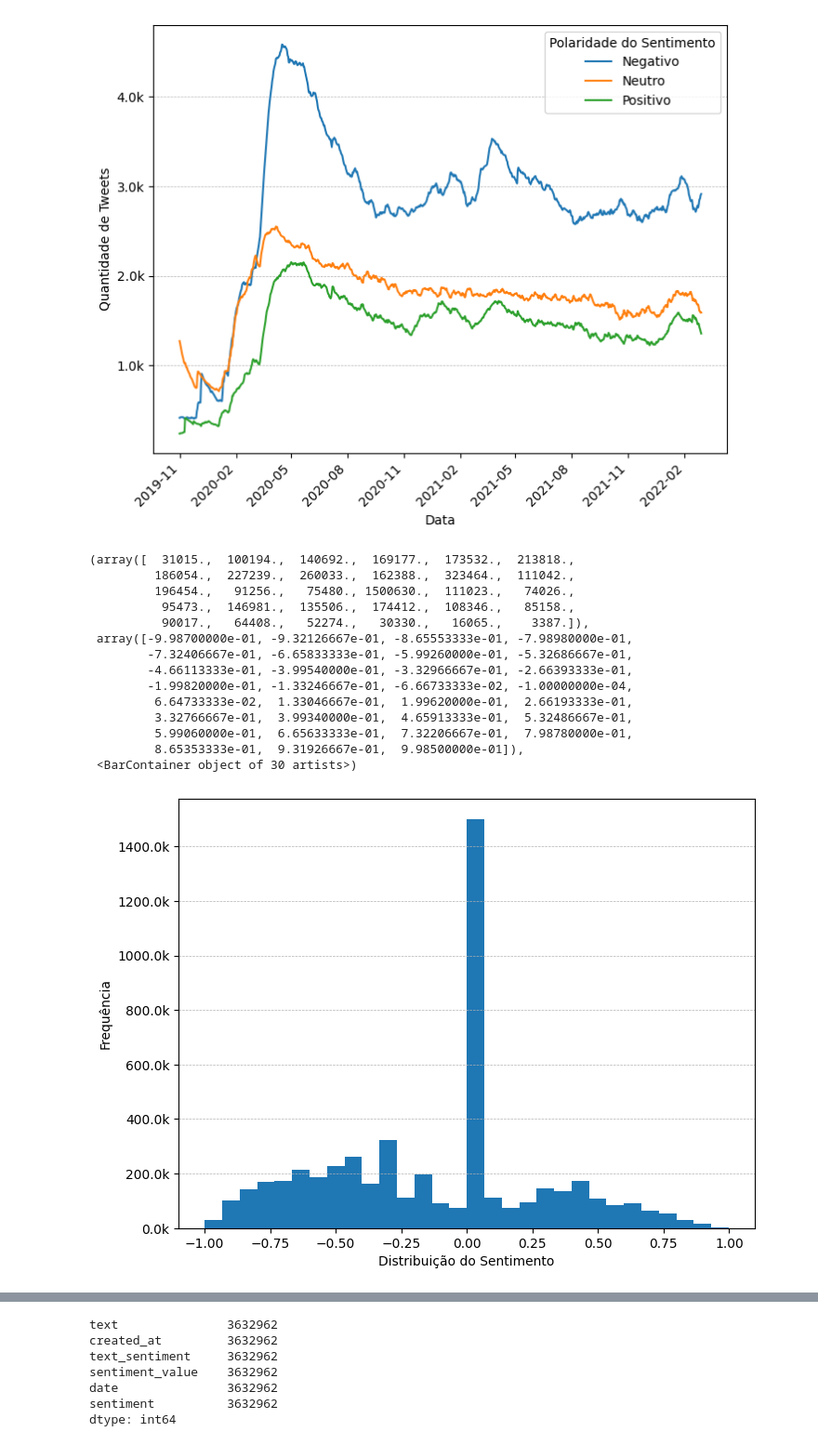
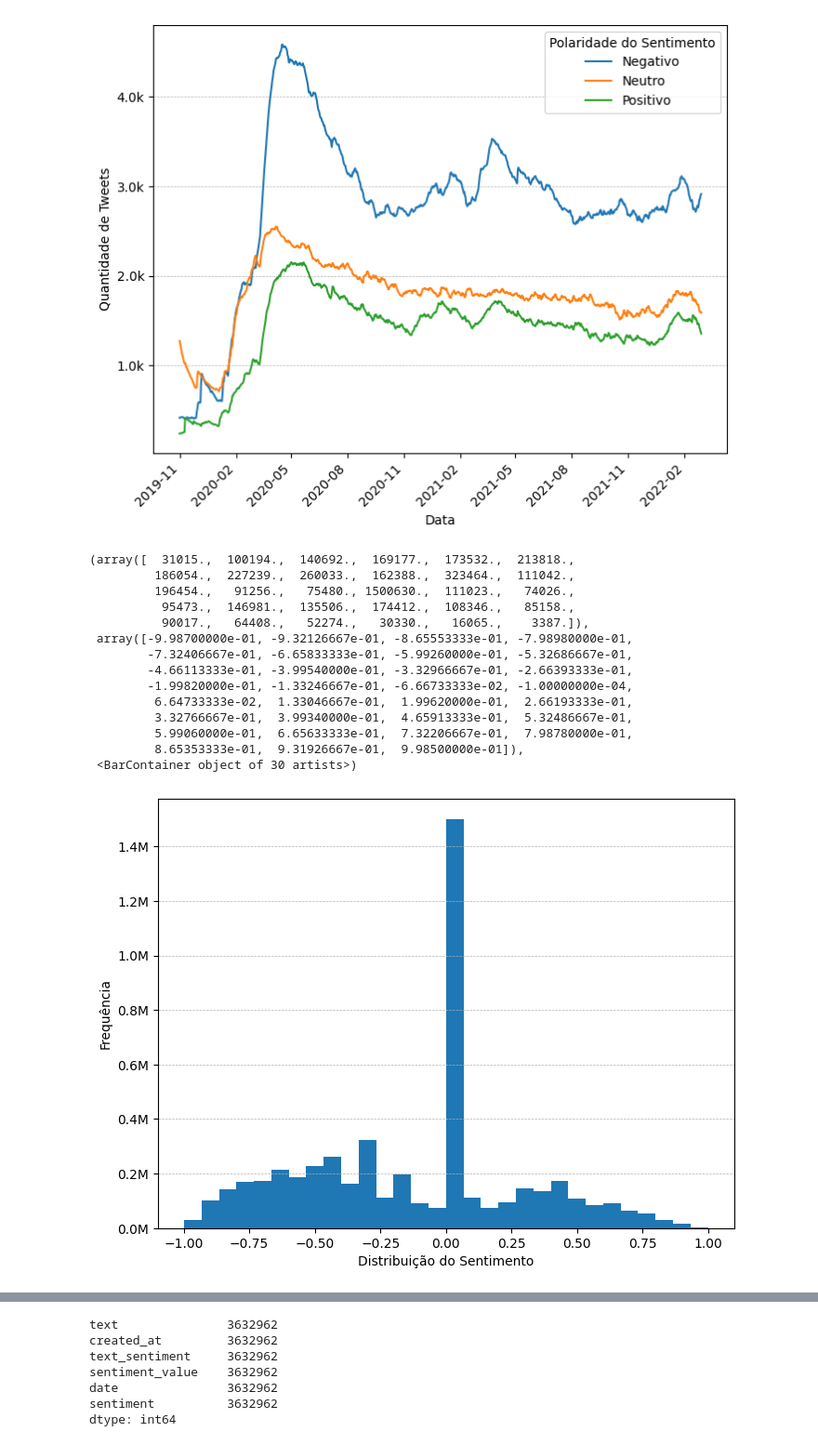
Before and after one commit to lucasmalakin/flamel, a Jupyter notebook: notebooks/merging_pt_brazil.ipynb, the cells around one changed output, grey strips where cells are left out. Shown: that part at 93% size. Cells and saved outputs as stored; diff of their text form; code cells hidden in the pictures.

```diff
--- a/notebooks/merging_pt_brazil.ipynb
+++ b/notebooks/merging_pt_brazil.ipynb
@@ -176,34 +165,34 @@ ax.legend(title="Polaridade do Sentimento")
 # %%
 from matplotlib.ticker import FuncFormatter
 
 def thousands(x, pos):
     'The two args are the value and tick position'
-    return '%1.1fk' % (x*1e-3)
+    return '%1.1fM' % (x*1e-6)
 
 formatter = FuncFormatter(thousands)
 
 fig, ax = plt.subplots(figsize = (8, 6))
 plt.xlabel("Distribuição do Sentimento")
 plt.ylabel("Frequência")
 plt.grid(axis = 'y', linestyle = '--', linewidth = 0.5)
 ax.yaxis.set_major_formatter(formatter)
 ax.hist(df['sentiment_value'], bins=30)
 # %% [output]
 (array([  31015.,  100194.,  140692.,  169177.,  173532.,  213818.,
          186054.,  227239.,  260033.,  162388.,  323464.,  111042.,
          196454.,   91256.,   75480., 1500630.,  111023.,   74026.,
           95473.,  146981.,  135506.,  174412.,  108346.,   85158.,
           90017.,   64408.,   52274.,   30330.,   16065.,    3387.]),
  array([-9.98700000e-01, -9.32126667e-01, -8.65553333e-01, -7.98980000e-01,
         -7.32406667e-01, -6.65833333e-01, -5.99260000e-01, -5.32686667e-01,
         -4.66113333e-01, -3.99540000e-01, -3.32966667e-01, -2.66393333e-01,
         -1.99820000e-01, -1.33246667e-01, -6.66733333e-02, -1.00000000e-04,
          6.64733333e-02,  1.33046667e-01,  1.99620000e-01,  2.66193333e-01,
          3.32766667e-01,  3.99340000e-01,  4.65913333e-01,  5.32486667e-01,
          5.99060000e-01,  6.65633333e-01,  7.32206667e-01,  7.98780000e-01,
          8.65353333e-01,  9.31926667e-01,  9.98500000e-01]),
  <BarContainer object of 30 artists>)
-[figure, old version]
+[figure, new version]
 # %%
 df_ = df[df['sentiment'] != 'Neutro']
 
```
Also changed, not shown: parts of 3 cells of this notebook, 3 other files.
